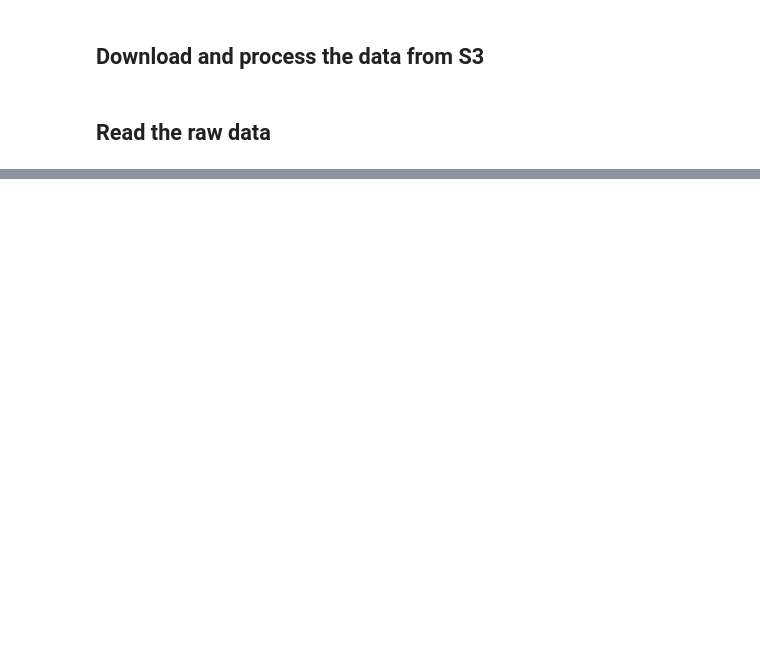
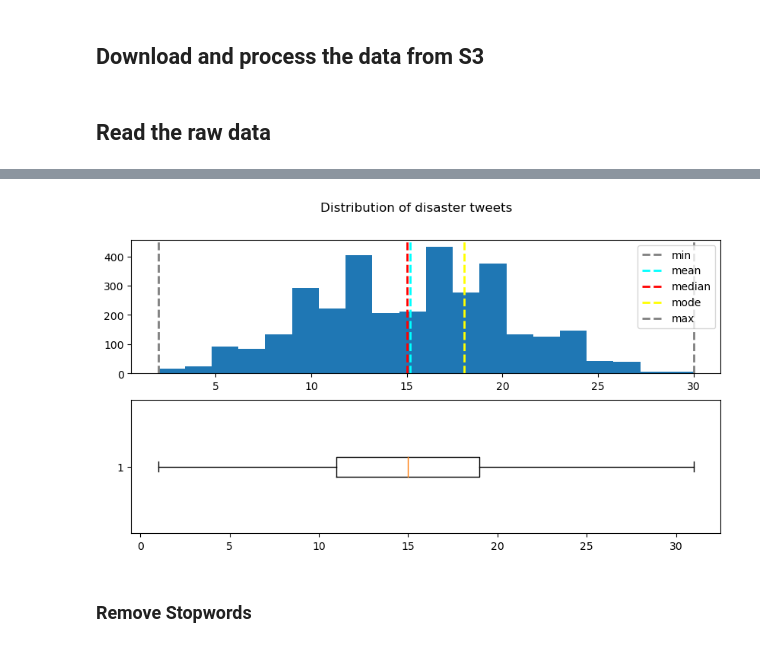
Before and after one commit to sagar118/text-analyzer, a Jupyter notebook: notebooks/exploratory-data-analysis.ipynb, the cells around one changed output, grey strips where cells are left out. Saved outputs shown, nothing was run; the diff lists cells and outputs as text; code cells hidden in the pictures; blank space fills up the shorter version.

```diff
--- a/notebooks/exploratory-data-analysis.ipynb
+++ b/notebooks/exploratory-data-analysis.ipynb
@@ -127,0 +129,7 @@ plt.show()
+# %%
+# Distribution of words per tweet for disaster tweets
+plot_distribution(train[train.target == 1], "Distribution of disaster tweets")
+# %% [output]
+[figure, added]
+# %% [markdown]
+### Remove Stopwords
```
Also changed, not shown: parts of 42 cells of this notebook, 1 other file.
